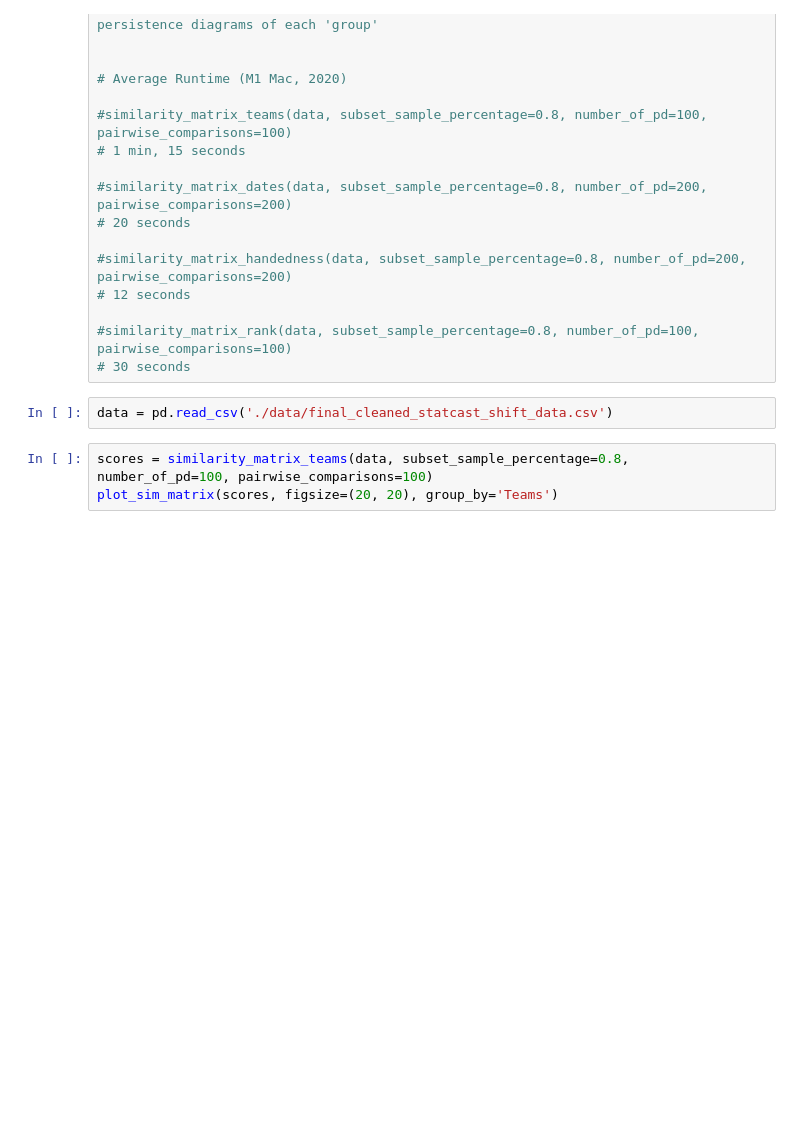
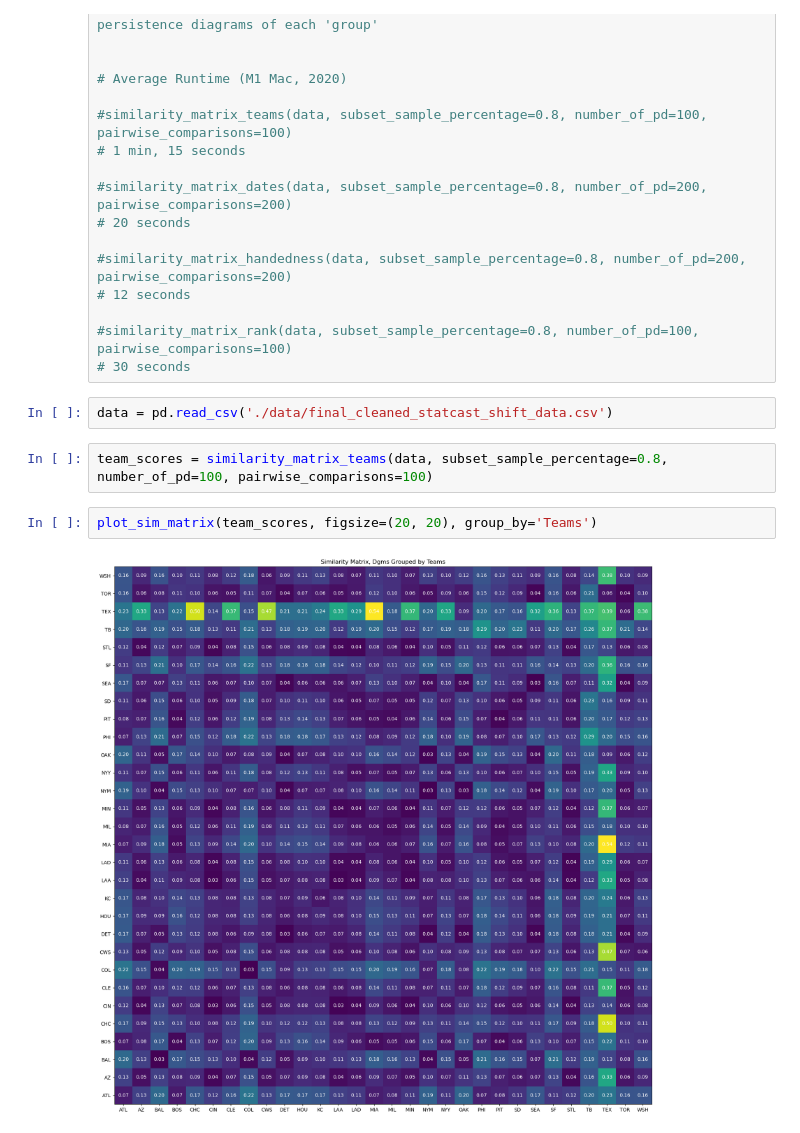
Before and after one commit to charlieh20/baseball-shift-tda, a Jupyter notebook: similarity_matrix.ipynb, the cells around one changed output. Cells and saved outputs as stored; diff of their text form; blank space fills up the shorter version.

```diff
--- a/similarity_matrix.ipynb
+++ b/similarity_matrix.ipynb
@@ -27,6 +27,9 @@ import pandas as pd
 # %%
 data = pd.read_csv('./data/final_cleaned_statcast_shift_data.csv')
 # %%
-scores = similarity_matrix_teams(data, subset_sample_percentage=0.8, number_of_pd=100, pairwise_comparisons=100)
-plot_sim_matrix(scores, figsize=(20, 20), group_by='Teams')
+team_scores = similarity_matrix_teams(data, subset_sample_percentage=0.8, number_of_pd=100, pairwise_comparisons=100)
+# %%
+plot_sim_matrix(team_scores, figsize=(20, 20), group_by='Teams')
+# %% [output]
+[figure, added]
 # %%
```
Also changed, not shown: parts of 9 cells of this notebook, 9 other files.
